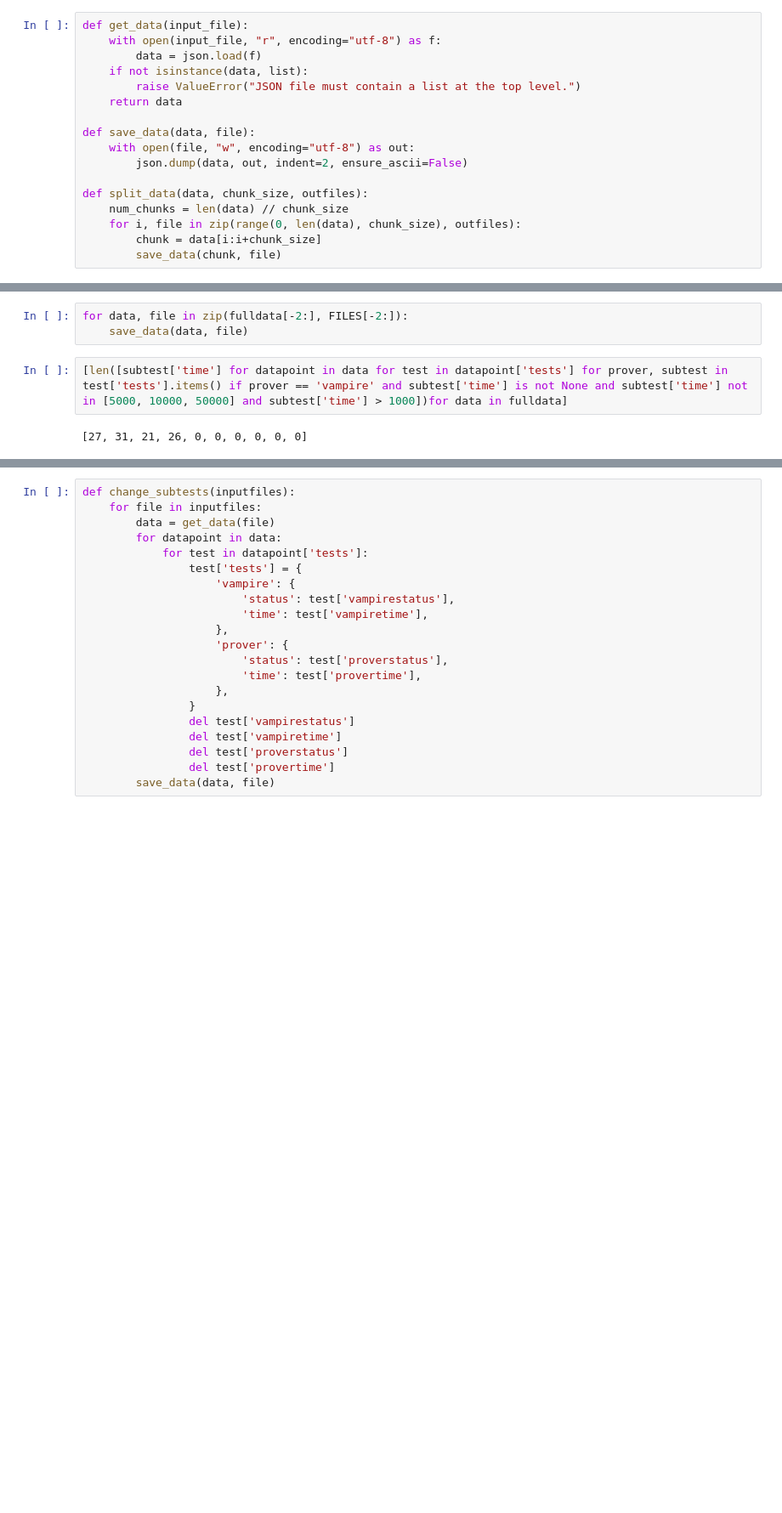
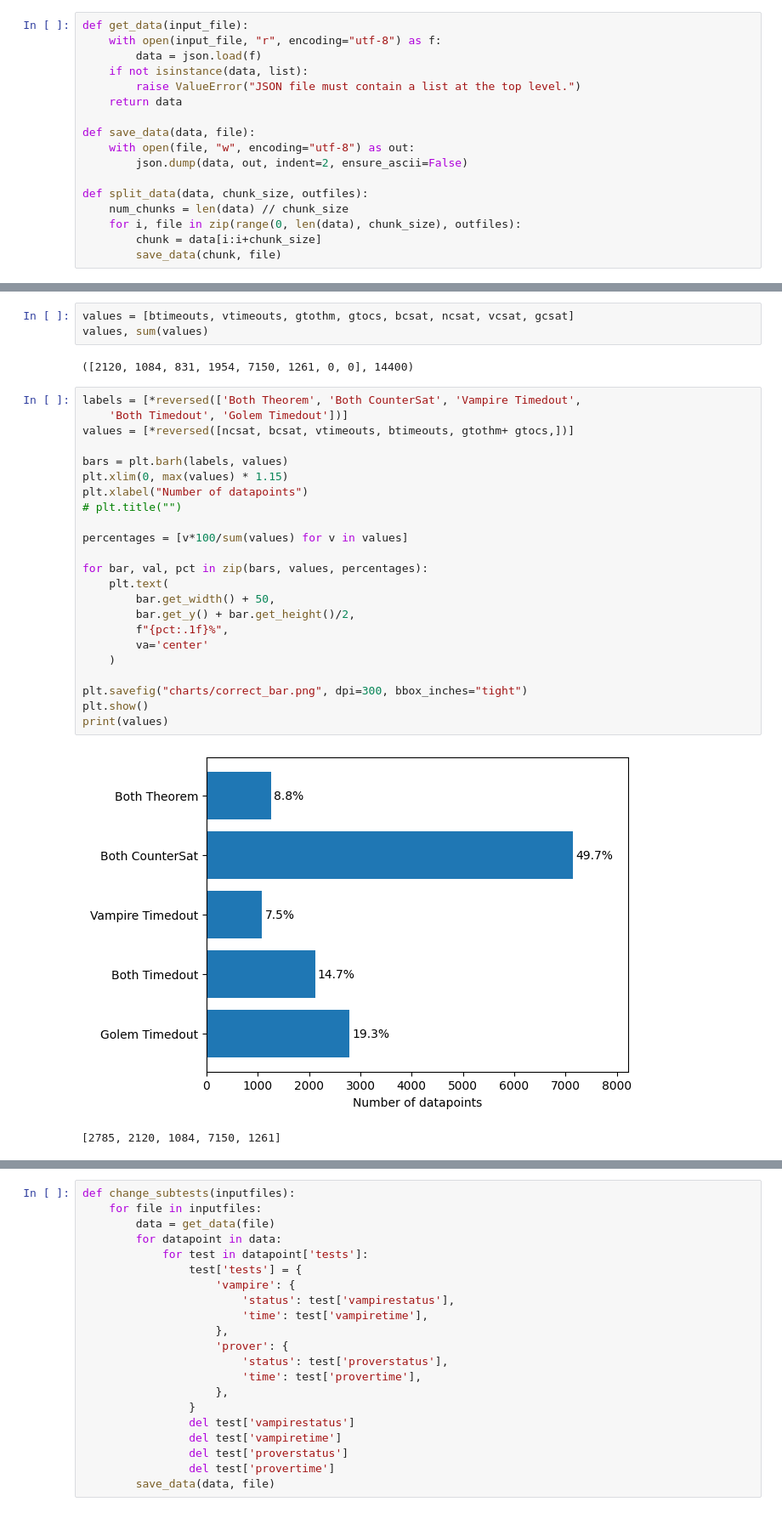
Before and after one commit to Dijereo/gradedmodal, a Jupyter notebook: eval/analysis.ipynb, the cells around one changed output, grey strips where cells are left out. Shown at 85% size. Saved outputs shown, nothing was run; the diff lists cells and outputs as text; blank space fills up the shorter version.

```diff
--- a/eval/analysis.ipynb
+++ b/eval/analysis.ipynb
@@ -50,7 +88,31 @@ for i, data in enumerate(fulldata):
-# %%
-for data, file in zip(fulldata[-2:], FILES[-2:]):
-    save_data(data, file)
-# %%
-[len([subtest['time'] for datapoint in data for test in datapoint['tests'] for prover, subtest in test['tests'].items() if prover == 'vampire' and subtest['time'] is not None and subtest['time'] not in [5000, 10000, 50000] and subtest['time'] > 1000])for data in fulldata]
-# %% [output]
-[27, 31, 21, 26, 0, 0, 0, 0, 0, 0]
+# %%
+values = [btimeouts, vtimeouts, gtothm, gtocs, bcsat, ncsat, vcsat, gcsat]
+values, sum(values)
+# %% [output]
+([2120, 1084, 831, 1954, 7150, 1261, 0, 0], 14400)
+# %%
+labels = [*reversed(['Both Theorem', 'Both CounterSat', 'Vampire Timedout',
+    'Both Timedout', 'Golem Timedout'])]
+values = [*reversed([ncsat, bcsat, vtimeouts, btimeouts, gtothm+ gtocs,])]
+
+bars = plt.barh(labels, values)
+plt.xlim(0, max(values) * 1.15)
+plt.xlabel("Number of datapoints")
+# plt.title("")
+
+percentages = [v*100/sum(values) for v in values]
+
+for bar, val, pct in zip(bars, values, percentages):
+    plt.text(
+        bar.get_width() + 50,
+        bar.get_y() + bar.get_height()/2,
+        f"{pct:.1f}%",
+        va='center'
+    )
+
+plt.savefig("charts/correct_bar.png", dpi=300, bbox_inches="tight")
+plt.show()
+print(values)
+# %% [output]
+[figure, added]
+[2785, 2120, 1084, 7150, 1261]
```
Also changed, not shown: parts of 22 cells of this notebook, 20 other files.
